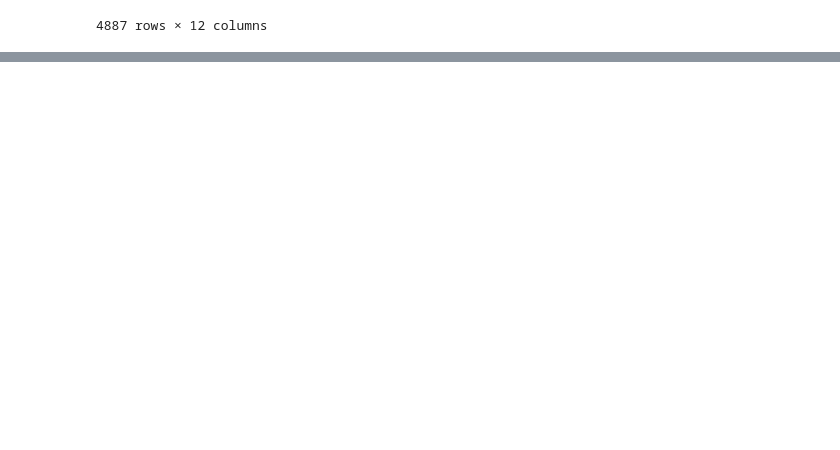
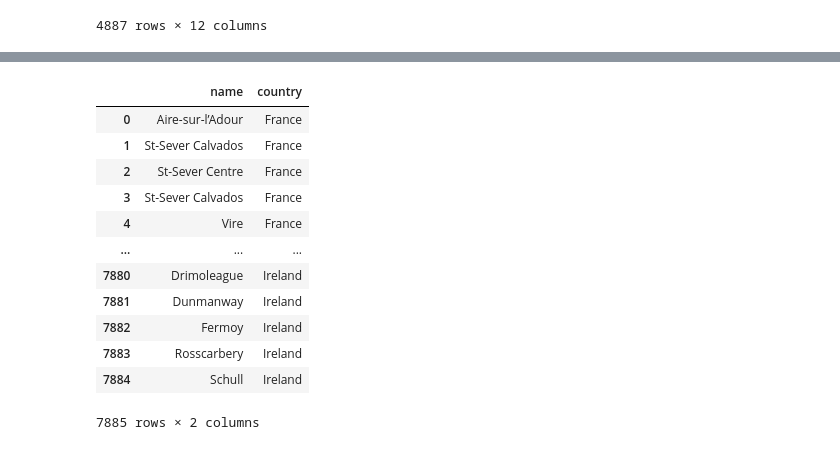
Before and after one commit to lucabi96/CPS_work, a Jupyter notebook: Train stations in Europe data analysis.ipynb, the cells around one changed output, grey strips where cells are left out. Saved outputs shown, nothing was run; the diff lists cells and outputs as text; code cells hidden in the pictures; blank space fills up the shorter version.

```diff
--- a/Train stations in Europe data analysis.ipynb
+++ b/Train stations in Europe data analysis.ipynb
@@ -350,0 +599,19 @@ stations[index]
+# %%
+neg_longitude = stations[stations['longitude'] < 0]
+neg_longitude = neg_longitude[['name', 'country']]
+neg_longitude = neg_longitude.reset_index(drop = True)
+display(neg_longitude)
+# %% [output]
+|  | name | country |
+| 0 | Aire-sur-l’Adour | France |
+| 1 | St-Sever Calvados | France |
+| 2 | St-Sever Centre | France |
+| 3 | St-Sever Calvados | France |
+| 4 | Vire | France |
+| ... | ... | ... |
+| 7880 | Drimoleague | Ireland |
+| 7881 | Dunmanway | Ireland |
+| 7882 | Fermoy | Ireland |
+| 7883 | Rosscarbery | Ireland |
+| 7884 | Schull | Ireland |
+7885 rows × 2 columns
```
Also changed, not shown: parts of 31 cells of this notebook.
